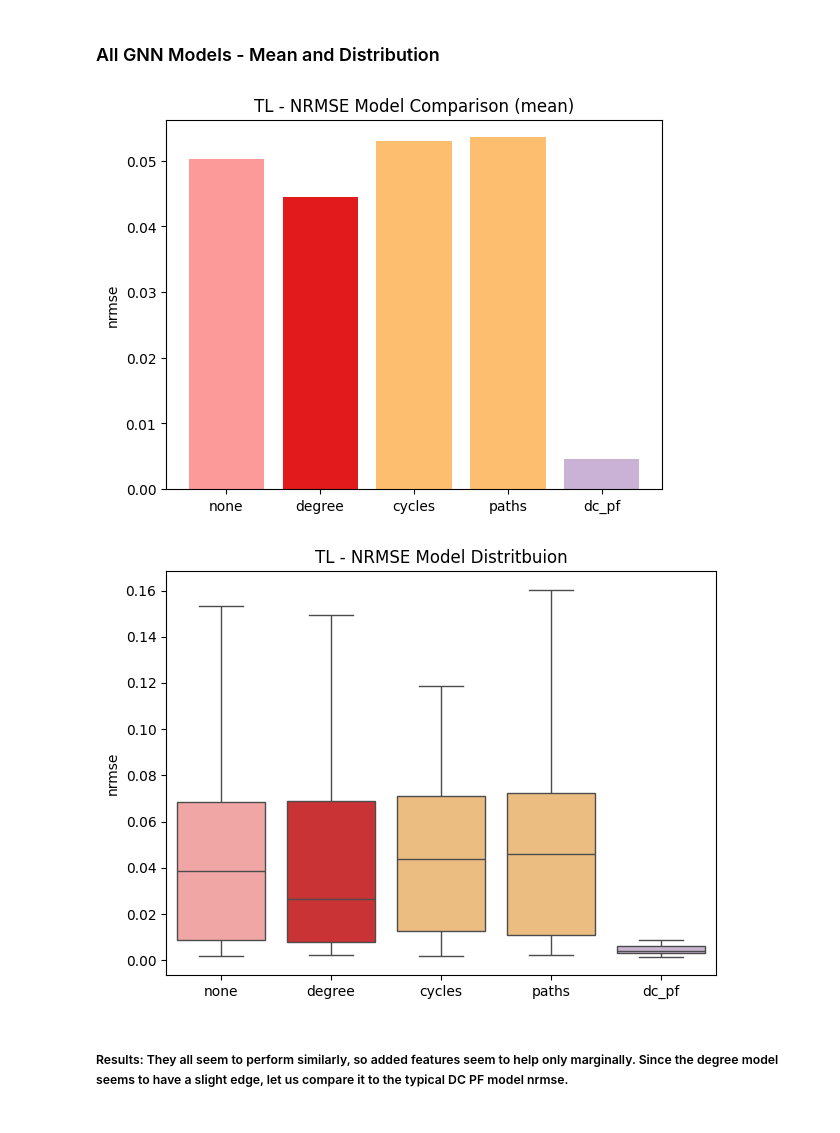
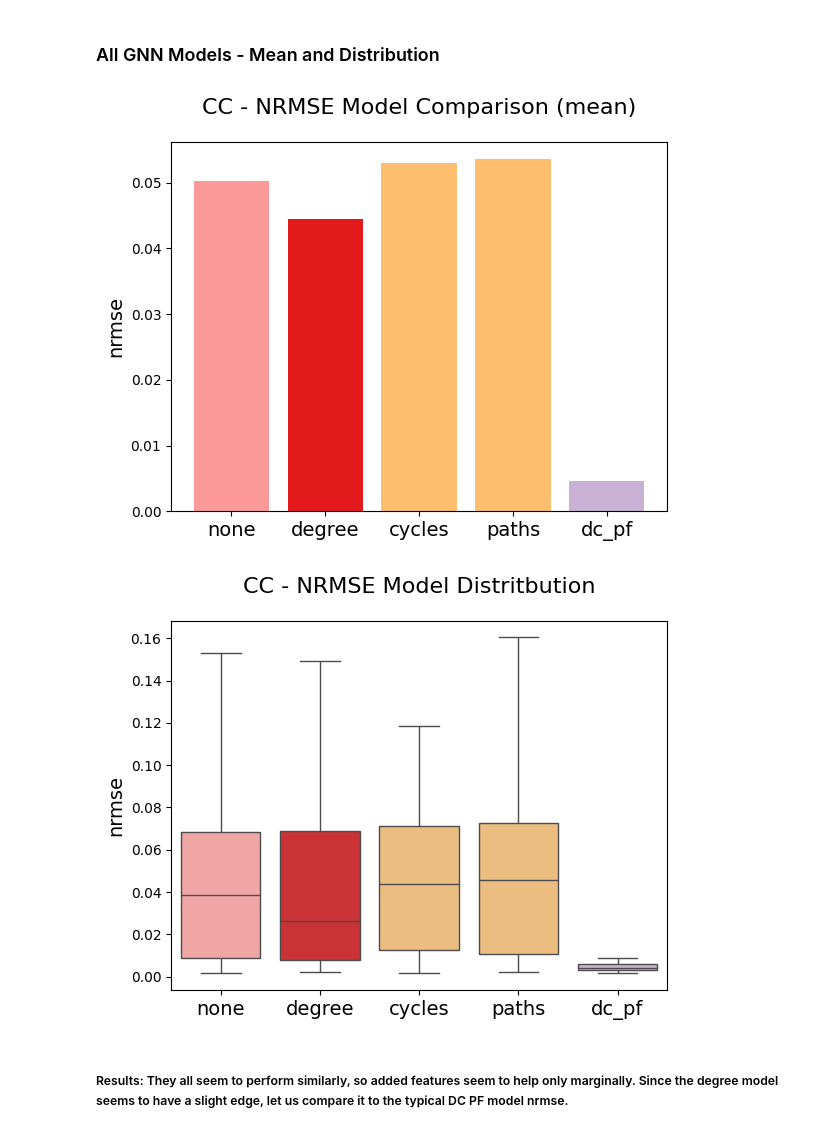
Before and after one commit to Davjes15/engage_pg, a Jupyter notebook: results_analysis.ipynb, the cells around one changed output. Cells and saved outputs as stored; diff of their text form; code cells hidden in the pictures.

```diff
--- a/results_analysis.ipynb
+++ b/results_analysis.ipynb
@@ -48,7 +46,7 @@ ood_mmd_df = pd.read_csv(OOD_MMD_FILE, index_col=0)
 nrmse_to_use = 'nrmse_range'
 
 dc_pf_df['nrmse_test'] = dc_pf_df[nrmse_to_use]
-tl_performance_df['nrmse_test'] = tl_performance_df[nrmse_to_use]
+cc_performance_df['nrmse_test'] = cc_performance_df[nrmse_to_use]
 ood_performance_df['nrmse_test'] = ood_performance_df[nrmse_to_use]
 # %% [markdown]
 # Graph Similarity Analysis
@@ -151,8 +173,8 @@ def plot_mmd_heatmap(mmd_df, descriptor, show=True):
 # %%
-plot_mmd_heatmap(tl_mmd_df, 'mmd_degree', show=False)
-plt.tight_layout()
-plt.savefig('figures/fig_grids_mmd_degree.pdf', format='pdf', dpi=1200)
-plot_mmd_heatmap(tl_mmd_df, 'mmd_laplacian', show=False)
-plt.tight_layout()
-plt.savefig('figures/fig_grids_mmd_laplacian.pdf', format='pdf', dpi=1200)
+ax = plot_mmd_heatmap(cc_mmd_df, 'mmd_degree', show=True)
+# plt.tight_layout()
+# plt.savefig('figures/fig_grids_mmd_degree.pdf', format='pdf', dpi=1200)
+plot_mmd_heatmap(cc_mmd_df, 'mmd_laplacian', show=True)
+# plt.tight_layout()
+# plt.savefig('figures/fig_grids_mmd_laplacian.pdf', format='pdf', dpi=1200)
 # %% [output]
@@ -207,9 +231,13 @@ def compare_avg_performance(experiment, performance_df, stat='mean', variations=
     color = get_colors(len(variations))
     x, height = zip(*means)
     plt.bar(x, height, color=color)
-    # plt.xlabel('model')
-    plt.ylabel('nrmse')
-    plt.title(f'{experiment} - NRMSE Model Comparison ({stat})')
+    # plt.xlabel('model', fontsize=14)
+    plt.ylabel('nrmse', fontsize=14)
+    ax = plt.gca()
+    ax.set_xticklabels(ax.get_xticklabels(), size = 14)
+    title = f'{experiment} - NRMSE Model Comparison ({stat})'
+    ax.set_title(title, fontsize=16, pad=20)
+    # plt.title(title)
     plt.show()
 
 def show_performance_dist(experiment, performance_df, variations=DEFAULT_VARIATIONS, show=True):
@@ -223,8 +251,11 @@ def show_performance_dist(experiment, performance_df, variations=DEFAULT_VARIATI
     color = get_colors(len(variations))
     sns.boxplot(x=x, y=y, showfliers=False, palette=color.tolist())
     # plt.xlabel('model')
-    plt.ylabel('nrmse')
-    plt.title(f'{experiment} - NRMSE Model Distritbuion')
+    plt.ylabel('nrmse', fontsize=14)
+    ax = plt.gca()
+    ax.set_xticklabels(ax.get_xticklabels(), size = 14)
+    title = f'{experiment} - NRMSE Model Distritbution'
+    ax.set_title(title, fontsize=16, pad=20)
     if show:
         plt.show()
 # %%
@@ -272,19 +303,19 @@ ood_performance_df.describe()
 # %%
 custom_variations = {
     'none': (False, False, False, False),
     'degree': (False, False, True, False),
     'cycles': (True, False, False, False),
     'paths': (False, True, False, False),
     'dc_pf': (False, False, False, True),
 }
 
-compare_avg_performance('TL', tl_performance_df, stat='mean', variations=custom_variations)
-show_performance_dist('TL', tl_performance_df, variations=custom_variations, show=False)
-plt.tight_layout()
-plt.savefig('figures/fig_tl_models_nrmse.pdf', format='pdf', dpi=1200)
+compare_avg_performance('CC', cc_performance_df, stat='mean', variations=custom_variations)
+show_performance_dist('CC', cc_performance_df, variations=custom_variations, show=True)
+# plt.tight_layout()
+# plt.savefig('figures/fig_cc_models_nrmse.pdf', format='pdf', dpi=1200)
 # %% [output]
-[figure, old version]
+[figure, new version]
-[figure, old version]
+[figure, new version]
 # %% [markdown]
 ##### Results: They all seem to perform similarly, so added features seem to help only marginally. Since the degree model seems to have a slight edge, let us compare it to the typical DC PF model nrmse.
 # %% [markdown]
```
Also changed, not shown: parts of 57 cells of this notebook, 11 other files.
